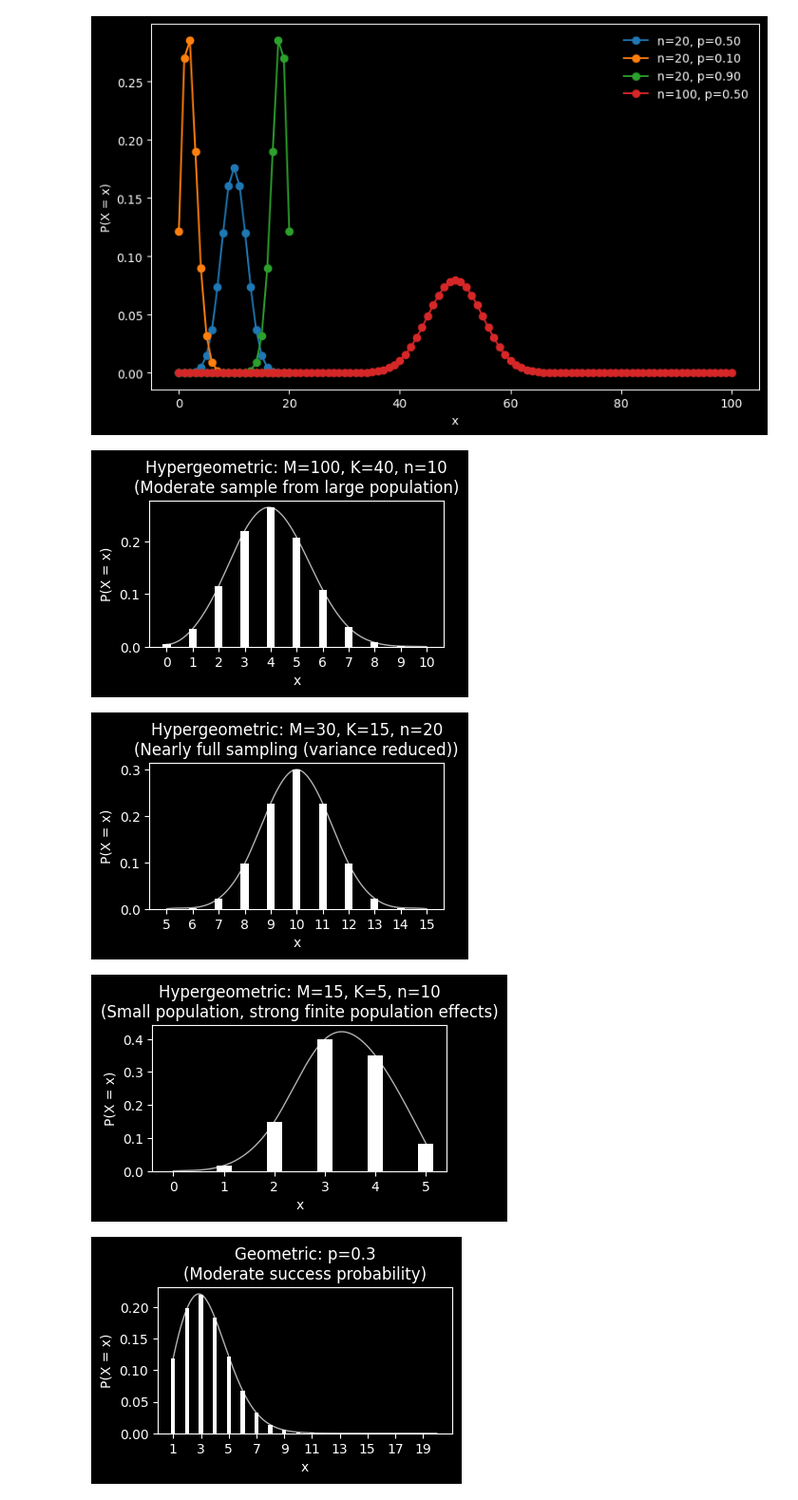
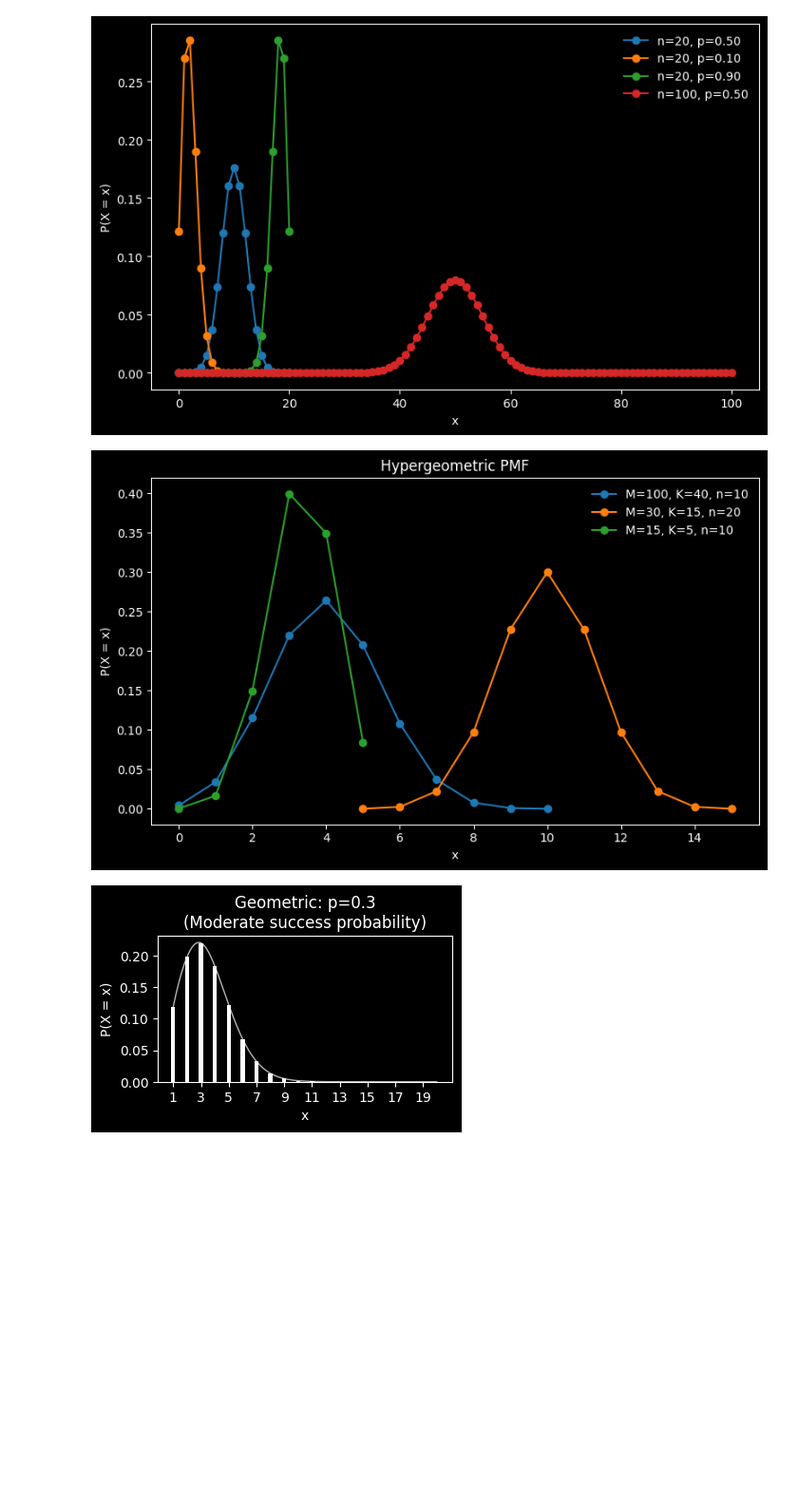
Before and after one commit to josephrich98/probability_distributions, a Jupyter notebook: plot_probability_distributions.ipynb, the cells around one changed output. Shown at 95% size. Drawn from its saved outputs; the diff is of its cells as text; code cells hidden in the pictures; blank space fills up the shorter version.

```diff
--- a/plot_probability_distributions.ipynb
+++ b/plot_probability_distributions.ipynb
@@ -443,13 +443,9 @@ plot_binomial_pmf(n=[20, 20, 20, 100], p=[0.5, 0.1, 0.9, 0.5])
 # %% [output]
 [figure]
 # %%
-plot_hypergeometric_pmf(M=100, K=40, n=10, note="Moderate sample from large population")
-plot_hypergeometric_pmf(M=30, K=15, n=20, note="Nearly full sampling (variance reduced)")
-plot_hypergeometric_pmf(M=15, K=5, n=10, note="Small population, strong finite population effects")
+plot_hypergeometric_pmf(M=[100, 30, 15], K=[40, 15, 5], n=[10, 20, 10])
 # %% [output]
-[figure, old version]
+[figure, new version]
-[figure, removed]
-[figure, removed]
 # %%
 plot_geometric_pmf(p=0.3, note="Moderate success probability")
 plot_geometric_pmf(p=0.1, note="Low success rate (long tail)")
```
Also changed, not shown: parts of 2 cells of this notebook.
